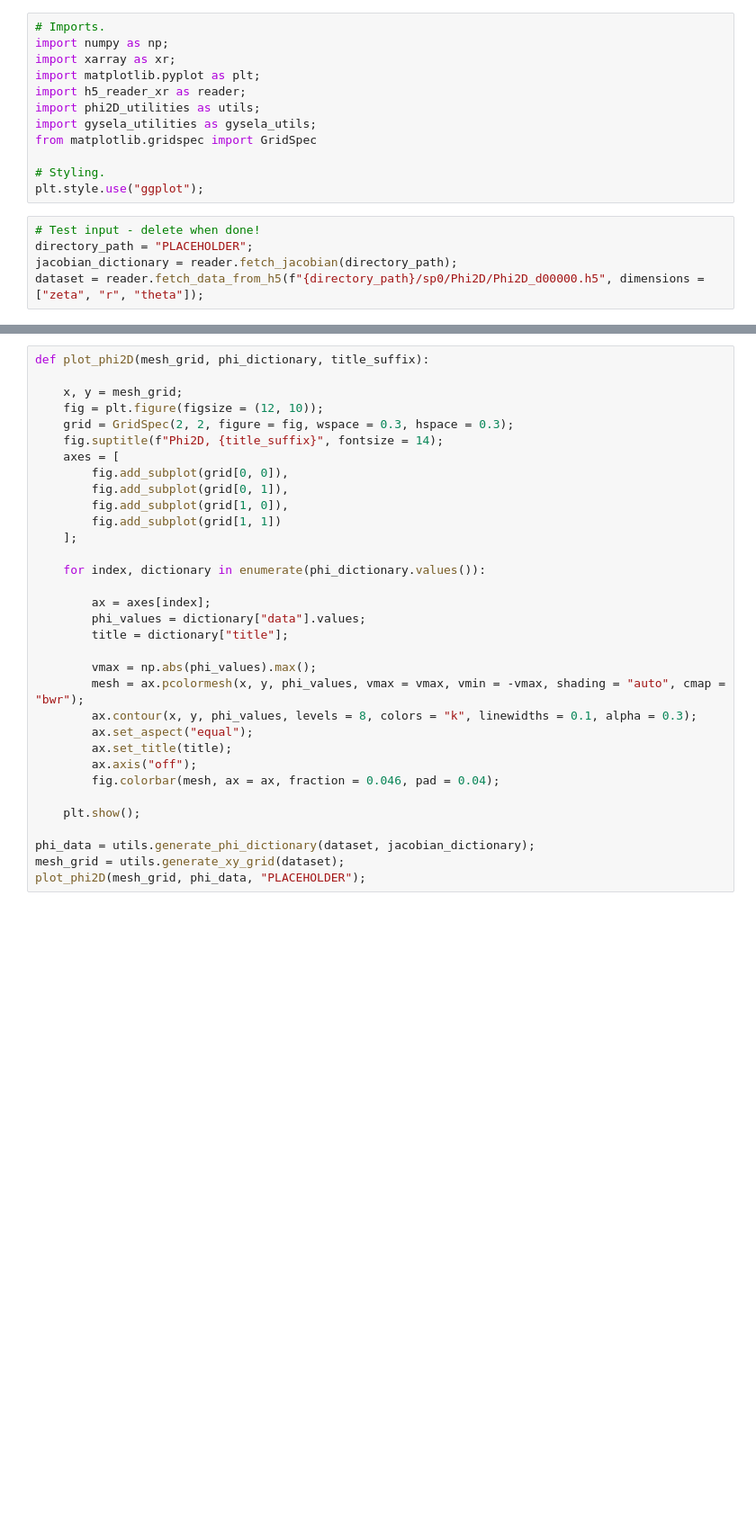
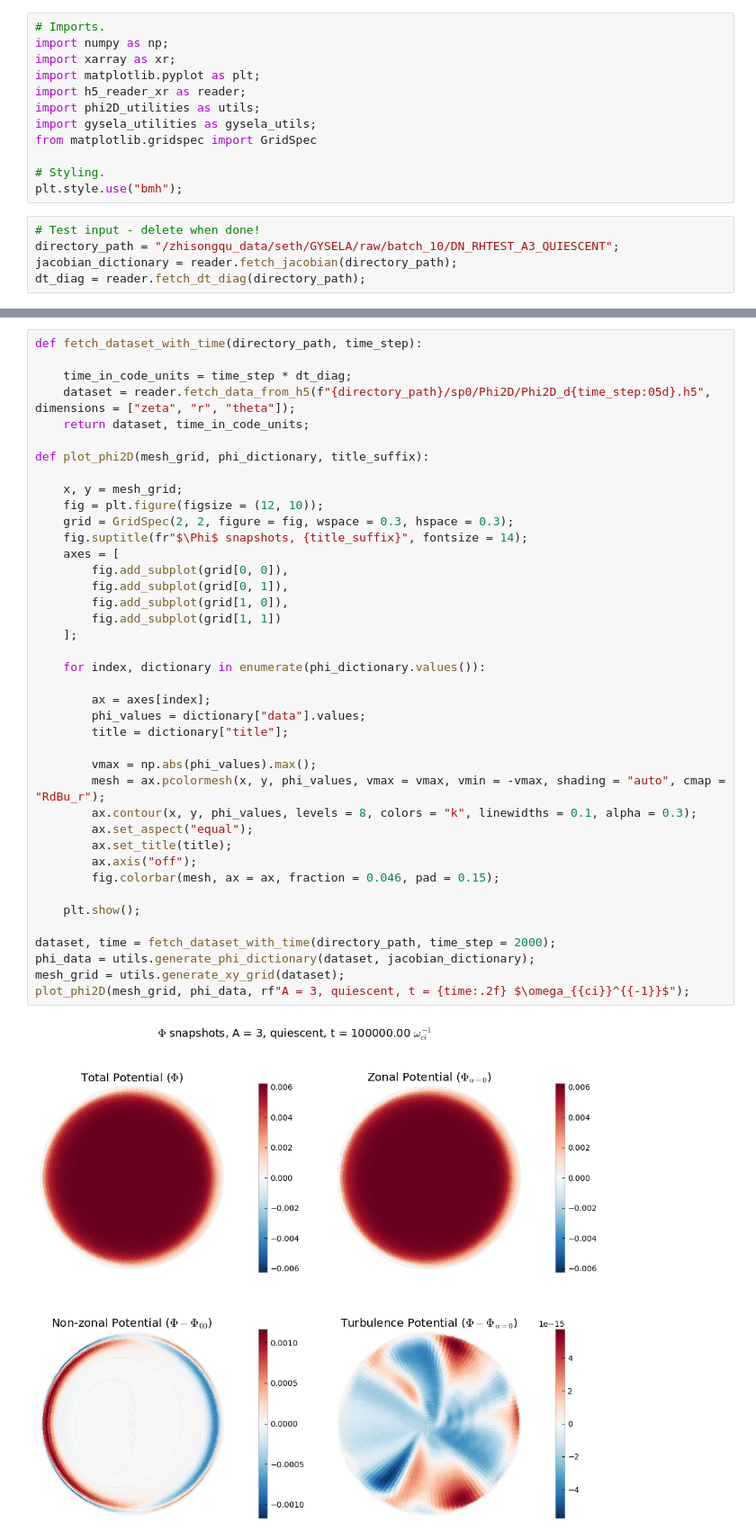
Before and after one commit to seferoni/GYSELA_utils, a Jupyter notebook: post-processing/scripts/exploratory_notebooks/phixy_mn0.ipynb, the cells around one changed output, grey strips where cells are left out. Shown at 90% size. Drawn from its saved outputs; the diff is of its cells as text; blank space fills up the shorter version.

```diff
--- a/post-processing/scripts/exploratory_notebooks/phixy_mn0.ipynb
+++ b/post-processing/scripts/exploratory_notebooks/phixy_mn0.ipynb
@@ -9,9 +9,9 @@ import gysela_utilities as gysela_utils;
 from matplotlib.gridspec import GridSpec
 
 # Styling.
-plt.style.use("ggplot");
+plt.style.use("bmh");
 # %%
 # Test input - delete when done!
-directory_path = "PLACEHOLDER";
+directory_path = "/zhisongqu_data/seth/GYSELA/raw/batch_10/DN_RHTEST_A3_QUIESCENT";
 jacobian_dictionary = reader.fetch_jacobian(directory_path);
-dataset = reader.fetch_data_from_h5(f"{directory_path}/sp0/Phi2D/Phi2D_d00000.h5", dimensions = ["zeta", "r", "theta"]);
+dt_diag = reader.fetch_dt_diag(directory_path);
@@ -20,33 +18,42 @@ dataset = reader.fetch_data_from_h5(f"{directory_path}/sp0/Phi2D/Phi2D_d00000.h5
 # %%
+def fetch_dataset_with_time(directory_path, time_step):
+
+	time_in_code_units = time_step * dt_diag;
+	dataset = reader.fetch_data_from_h5(f"{directory_path}/sp0/Phi2D/Phi2D_d{time_step:05d}.h5", dimensions = ["zeta", "r", "theta"]);
+	return dataset, time_in_code_units;
+
 def plot_phi2D(mesh_grid, phi_dictionary, title_suffix):
 
 	x, y = mesh_grid;
 	fig = plt.figure(figsize = (12, 10));
 	grid = GridSpec(2, 2, figure = fig, wspace = 0.3, hspace = 0.3);
-	fig.suptitle(f"Phi2D, {title_suffix}", fontsize = 14);
+	fig.suptitle(fr"$\Phi$ snapshots, {title_suffix}", fontsize = 14);
 	axes = [
 		fig.add_subplot(grid[0, 0]),
 		fig.add_subplot(grid[0, 1]),
 		fig.add_subplot(grid[1, 0]),
 		fig.add_subplot(grid[1, 1])
 	];
 
 	for index, dictionary in enumerate(phi_dictionary.values()):
 
 		ax = axes[index];
 		phi_values = dictionary["data"].values;
 		title = dictionary["title"];
 
 		vmax = np.abs(phi_values).max();
-		mesh = ax.pcolormesh(x, y, phi_values, vmax = vmax, vmin = -vmax, shading = "auto", cmap = "bwr");
+		mesh = ax.pcolormesh(x, y, phi_values, vmax = vmax, vmin = -vmax, shading = "auto", cmap = "RdBu_r");
 		ax.contour(x, y, phi_values, levels = 8, colors = "k", linewidths = 0.1, alpha = 0.3);
 		ax.set_aspect("equal");
 		ax.set_title(title);
 		ax.axis("off");
-		fig.colorbar(mesh, ax = ax, fraction = 0.046, pad = 0.04);
+		fig.colorbar(mesh, ax = ax, fraction = 0.046, pad = 0.15);
 
 	plt.show();
 
+dataset, time = fetch_dataset_with_time(directory_path, time_step = 2000);
 phi_data = utils.generate_phi_dictionary(dataset, jacobian_dictionary);
 mesh_grid = utils.generate_xy_grid(dataset);
-plot_phi2D(mesh_grid, phi_data, "PLACEHOLDER");
+plot_phi2D(mesh_grid, phi_data, rf"A = 3, quiescent, t = {time:.2f} $\omega_{{ci}}^{{-1}}$");
+# %% [output]
+[figure, added]
```
Also changed, not shown: parts of 1 cell of this notebook, 3 other files.
